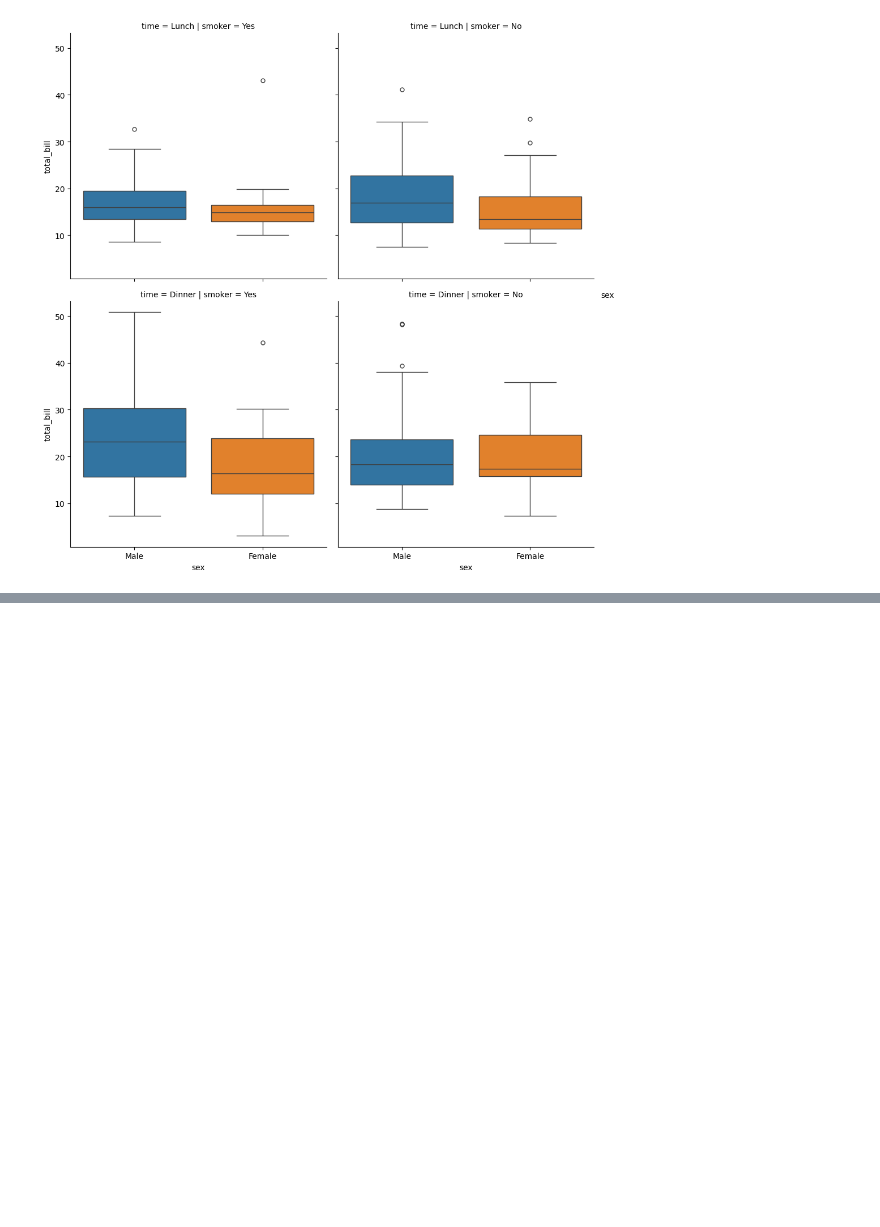
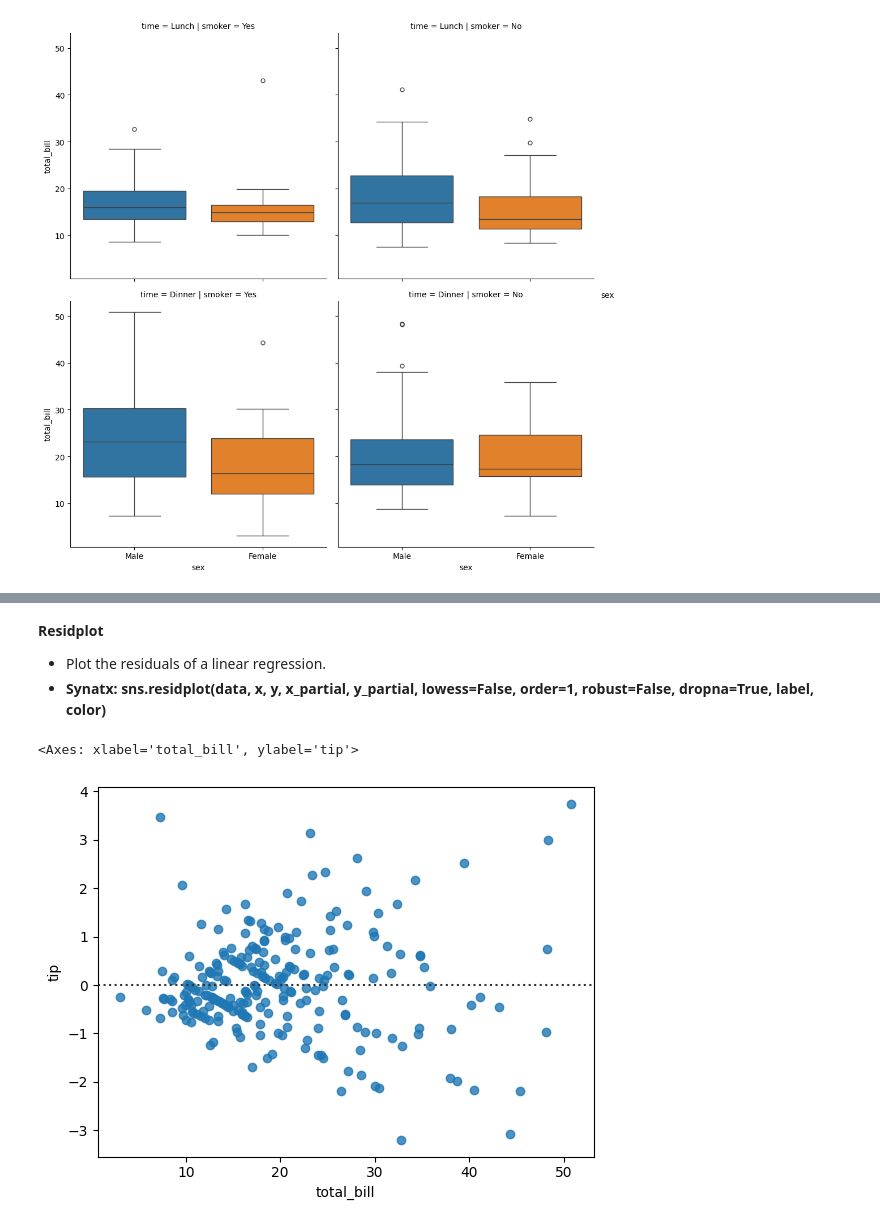
Before and after one commit to akashpagi/SEABORN-DATA-VISUALIZATION-LIBRARY-FOR-DATA-SCIENCE, a Jupyter notebook: SESSION 26 - PLOTTING USING SEABORN PART 2.ipynb, the cells around one changed output, grey strips where cells are left out. Cells and saved outputs as stored; diff of their text form; code cells hidden in the pictures; blank space fills up the shorter version.

```diff
--- a/SESSION 26 - PLOTTING USING SEABORN PART 2.ipynb
+++ b/SESSION 26 - PLOTTING USING SEABORN PART 2.ipynb
@@ -199,0 +229,10 @@ sns.catplot(tips, x='sex', y='total_bill', col='smoker',
+# %% [markdown]
+**Residplot**
+- Plot the residuals of a linear regression.
+- **Synatx: sns.residplot(data, x, y, x_partial, y_partial, lowess=False, order=1, robust=False, dropna=True, label, color)**
+# %%
+# residplot
+sns.residplot(tips, x='total_bill', y='tip')
+# %% [output]
+<Axes: xlabel='total_bill', ylabel='tip'>
+[figure, added]
```
Also changed, not shown: parts of 6 cells of this notebook.
